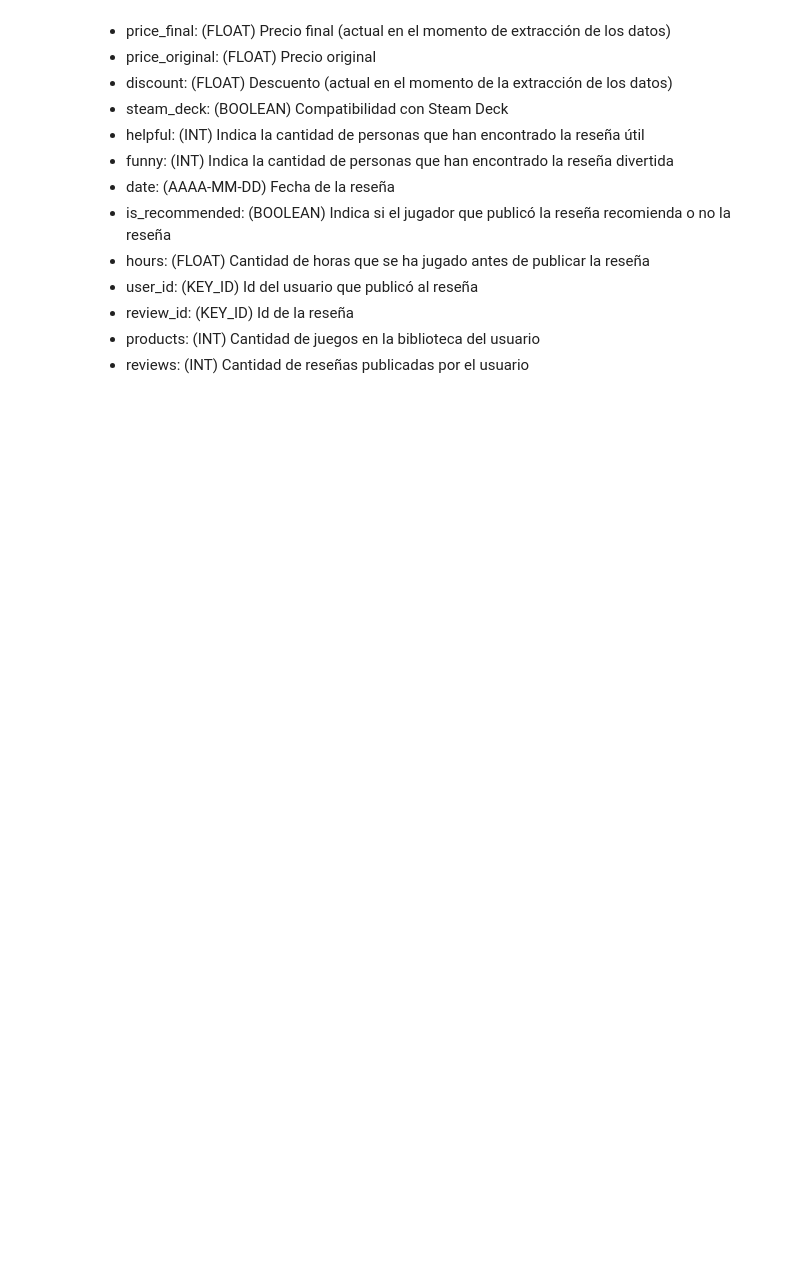
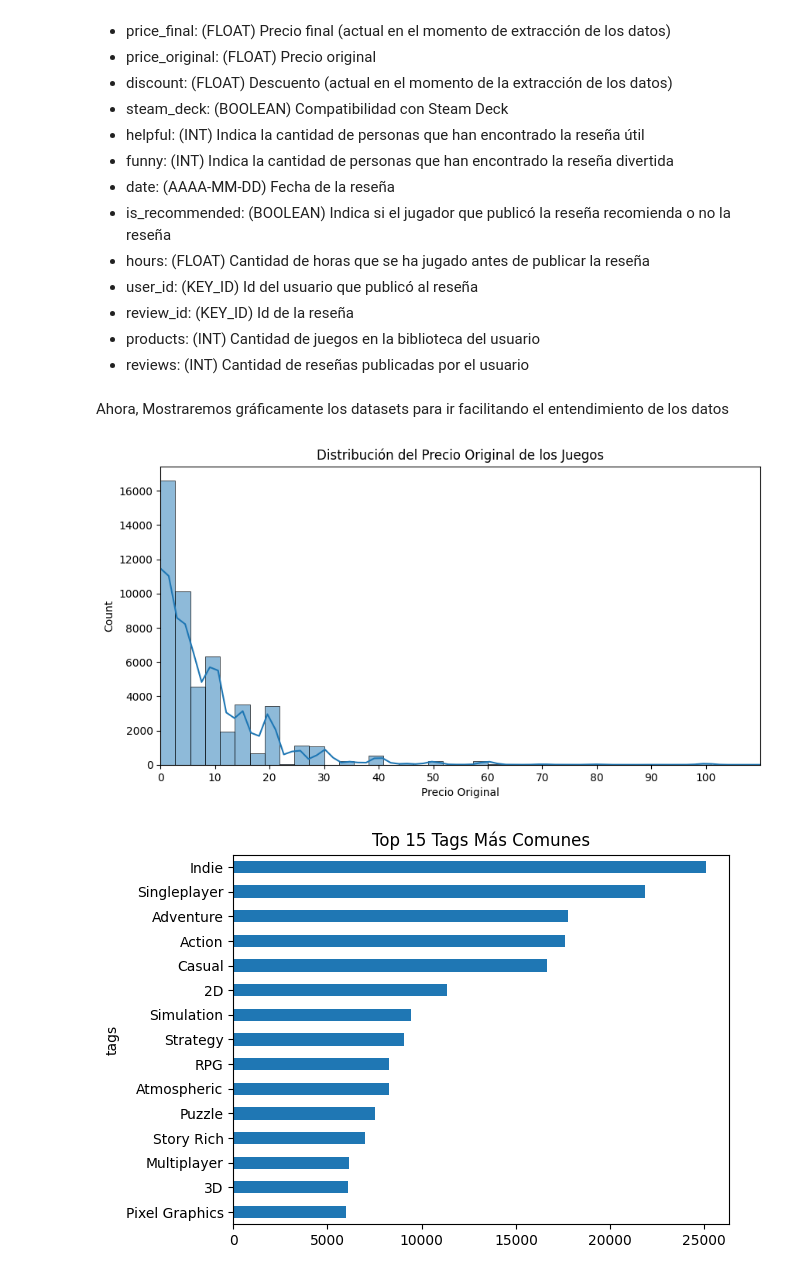
Before and after one commit to tpadrinp/Analisis-de-fiabilidad-de-resenas-de-Steam, a Jupyter notebook: notebooks/eda.ipynb, the cells around one changed output. Drawn from its saved outputs; the diff is of its cells as text; code cells hidden in the pictures; blank space fills up the shorter version.

```diff
--- a/notebooks/eda.ipynb
+++ b/notebooks/eda.ipynb
@@ -83,3 +69,21 @@ Gracias a esto, obtenemos la siguiente leyenda de datos de cada columna:
 - review_id: (KEY_ID) Id de la reseña
 - products: (INT) Cantidad de juegos en la biblioteca del usuario
 - reviews: (INT) Cantidad de reseñas publicadas por el usuario
+# %% [markdown]
+Ahora, Mostraremos gráficamente los datasets para ir facilitando el entendimiento de los datos
+# %%
+# Destribución de precio de los juegos
+plt.figure(figsize=(10, 5))
+sns.histplot(df_games_full["price_original"], bins=110, kde=True)
+plt.title("Distribución del Precio Original de los Juegos")
+plt.xlabel("Precio Original")
+plt.xlim(0, 110)
+plt.xticks(np.arange(0, 110, 10))
+plt.show()
+
+df_games_full["tags"].str.split(", ").explode().value_counts().head(15).plot(kind="barh", title="Top 15 Tags Más Comunes")
+plt.gca().invert_yaxis()
+plt.show()
+# %% [output]
+[figure, added]
+[figure, added]
```
Also changed, not shown: parts of 15 cells of this notebook, 1 other file.
